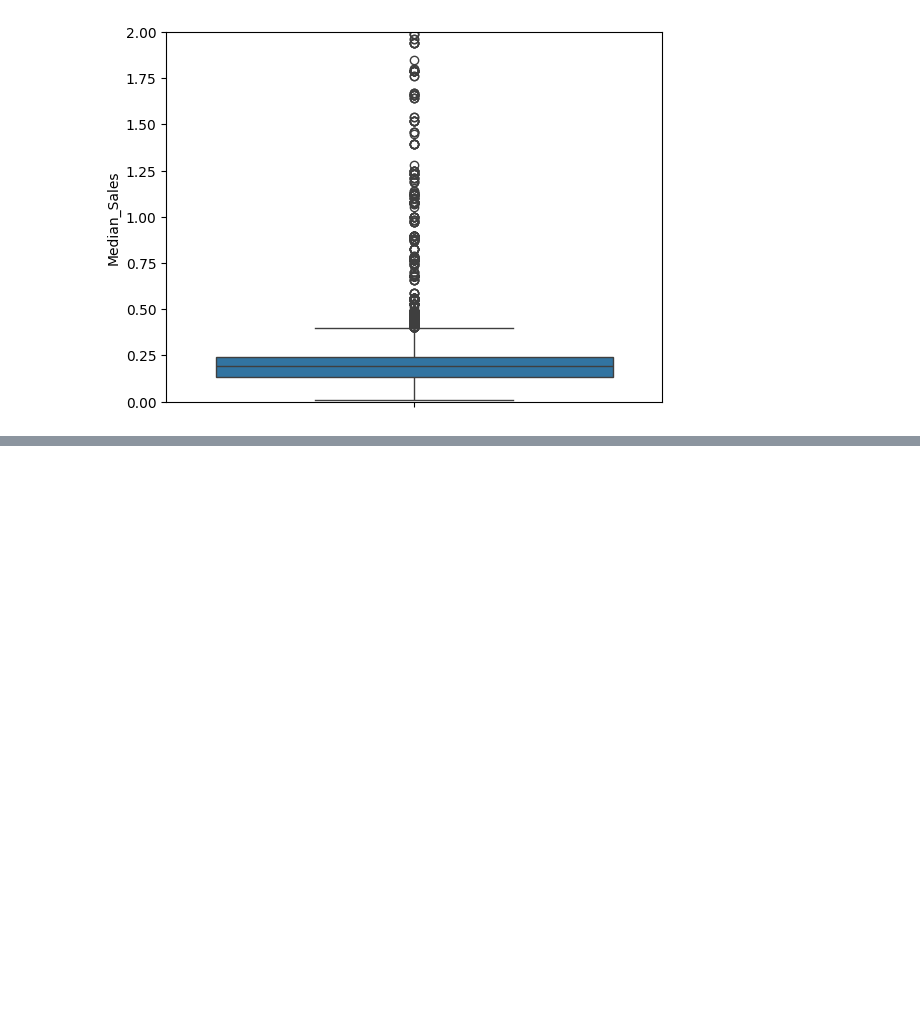
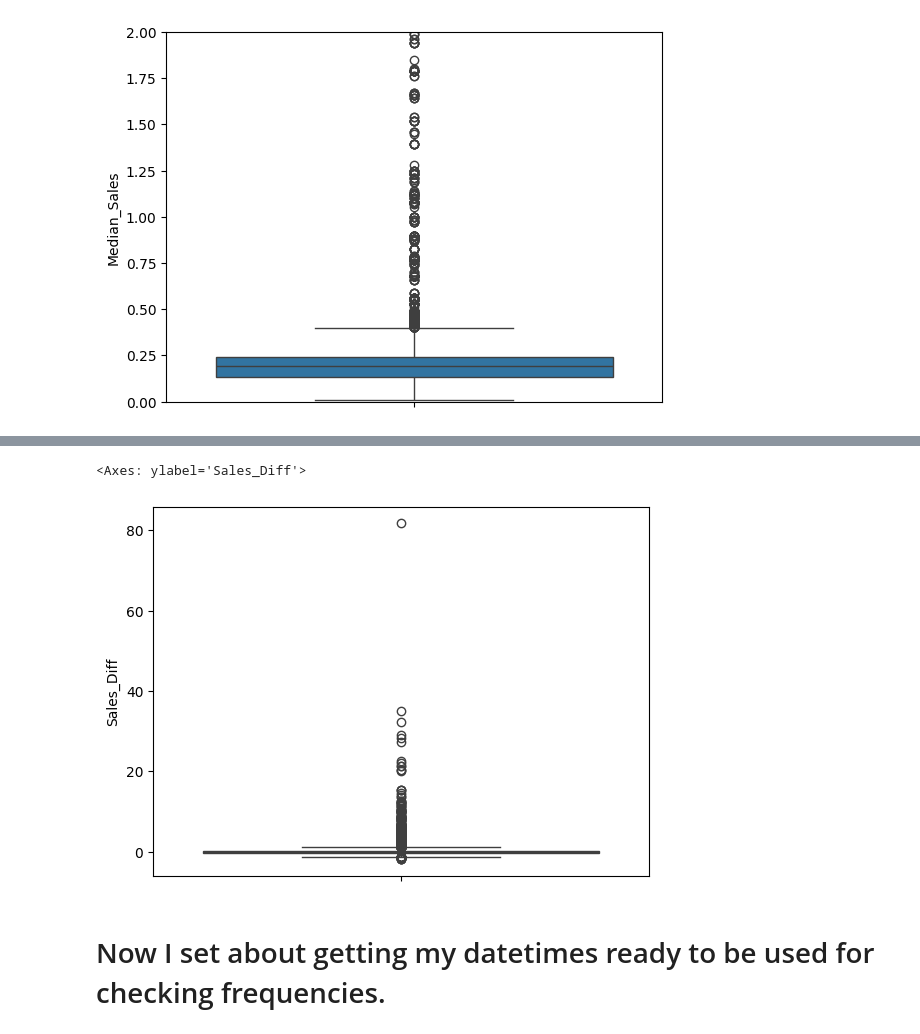
Before and after one commit to GringoLingoDingo/EDA_GameSales, a Jupyter notebook: JupyterNotebooks/CleanNotebook.ipynb, the cells around one changed output, grey strips where cells are left out. Cells and saved outputs as stored; diff of their text form; code cells hidden in the pictures; blank space fills up the shorter version.

```diff
--- a/JupyterNotebooks/CleanNotebook.ipynb
+++ b/JupyterNotebooks/CleanNotebook.ipynb
@@ -657,0 +761,7 @@ plt.ylim(0,2)
+# %%
+sns.boxplot(df_games_gigcleaned2["Sales_Diff"])
+# %% [output]
+<Axes: ylabel='Sales_Diff'>
+[figure, added]
+# %% [markdown]
+# Now I set about getting my datetimes ready to be used for checking frequencies.
```
Also changed, not shown: parts of 38 cells of this notebook.
